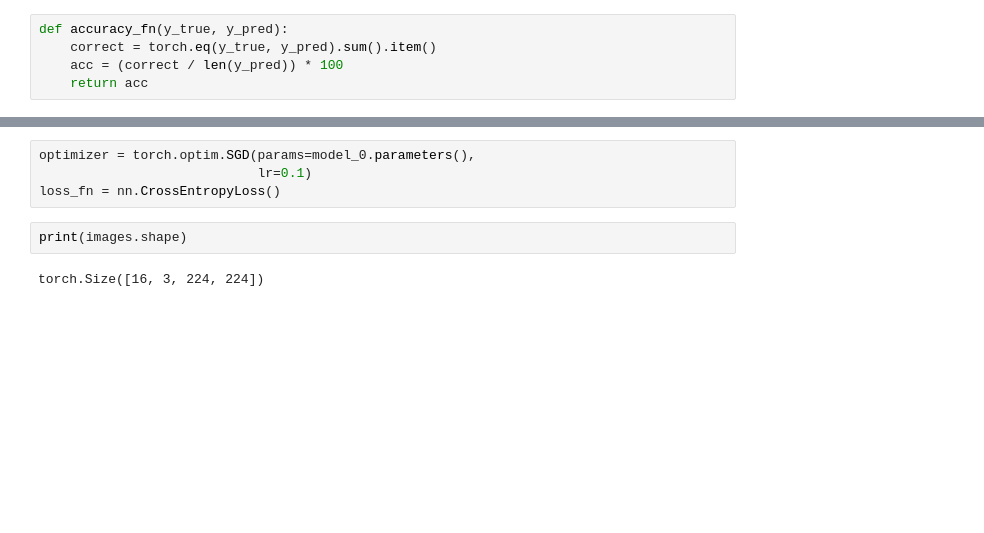
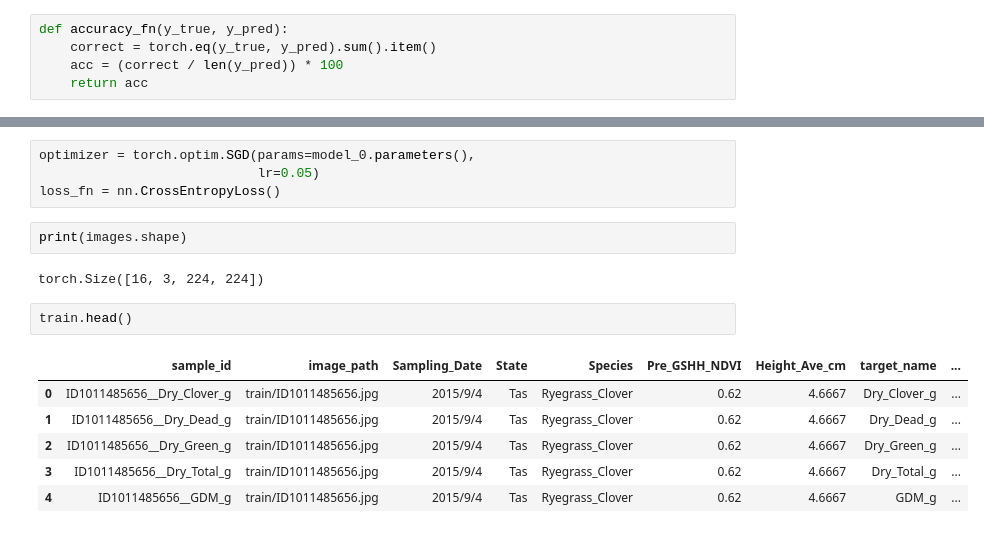
Before and after one commit to crptk/Image2Biomass, a Jupyter notebook: crptk/old_analysis.ipynb, the cells around one changed output, grey strips where cells are left out. Saved outputs shown, nothing was run; the diff lists cells and outputs as text; blank space fills up the shorter version.

```diff
--- a/Edrees_Analysis.ipynb
+++ b/crptk/old_analysis.ipynb
@@ -398,9 +443,18 @@ def test_step(model: torch.nn.Module,
 # %%
 optimizer = torch.optim.SGD(params=model_0.parameters(),
-                            lr=0.1)
+                            lr=0.05)
 loss_fn = nn.CrossEntropyLoss()
 # %%
 print(images.shape)
 # %% [output]
 torch.Size([16, 3, 224, 224])
+# %%
+train.head()
+# %% [output]
+|  | sample_id | image_path | Sampling_Date | State | Species | Pre_GSHH_NDVI | Height_Ave_cm | target_name | ... |
+| 0 | ID1011485656__Dry_Clover_g | train/ID1011485656.jpg | 2015/9/4 | Tas | Ryegrass_Clover | 0.62 | 4.6667 | Dry_Clover_g | ... |
+| 1 | ID1011485656__Dry_Dead_g | train/ID1011485656.jpg | 2015/9/4 | Tas | Ryegrass_Clover | 0.62 | 4.6667 | Dry_Dead_g | ... |
+| 2 | ID1011485656__Dry_Green_g | train/ID1011485656.jpg | 2015/9/4 | Tas | Ryegrass_Clover | 0.62 | 4.6667 | Dry_Green_g | ... |
+| 3 | ID1011485656__Dry_Total_g | train/ID1011485656.jpg | 2015/9/4 | Tas | Ryegrass_Clover | 0.62 | 4.6667 | Dry_Total_g | ... |
+| 4 | ID1011485656__GDM_g | train/ID1011485656.jpg | 2015/9/4 | Tas | Ryegrass_Clover | 0.62 | 4.6667 | GDM_g | ... |
 # %%
```
Also changed, not shown: parts of 11 cells of this notebook, 8 other files.
